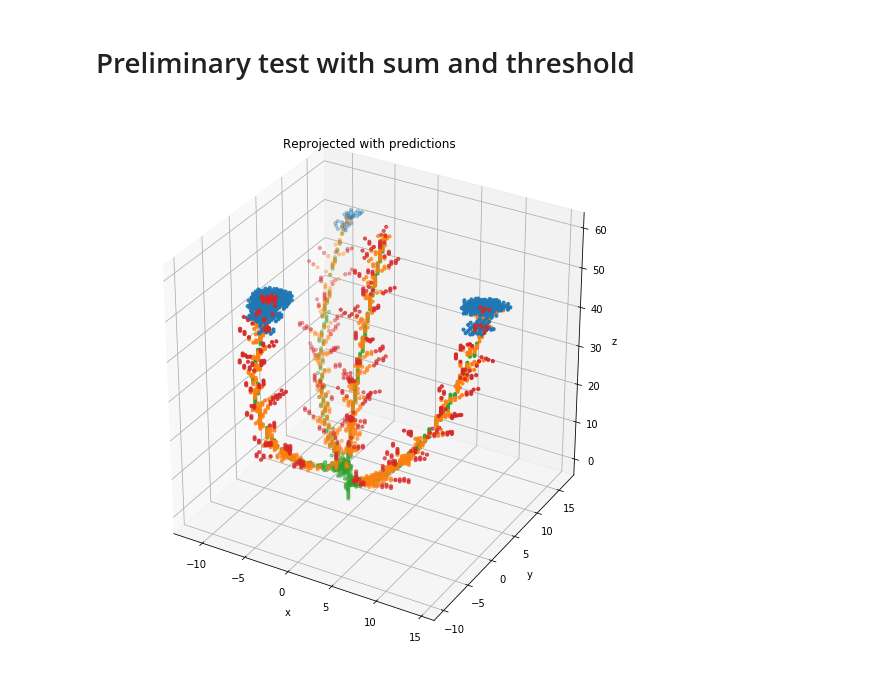
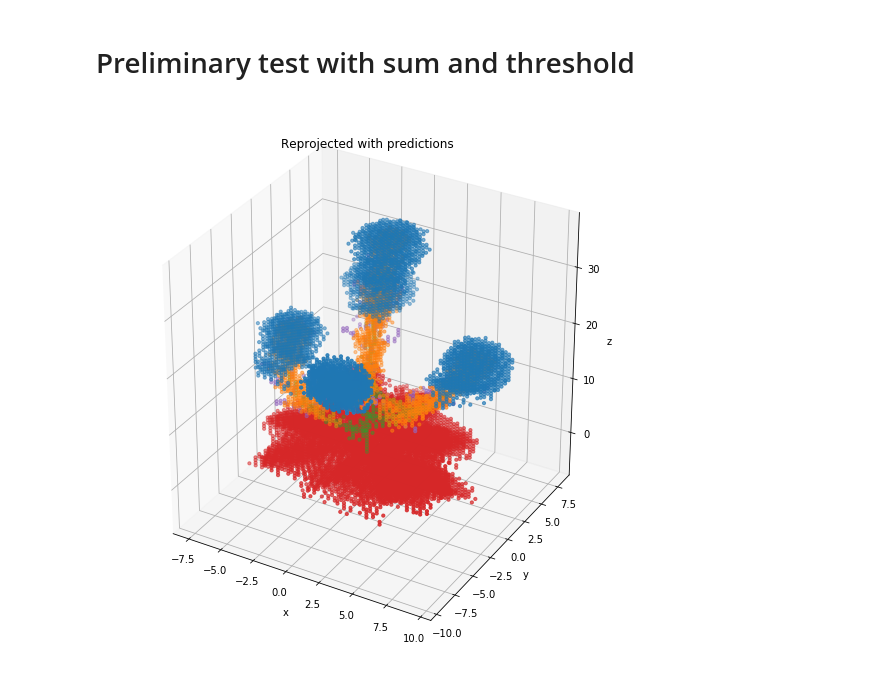
Before and after one commit to romi/romiseg, a Jupyter notebook: class_from_labels.ipynb, the cells around one changed output. Saved outputs shown, nothing was run; the diff lists cells and outputs as text; code cells hidden in the pictures.

```diff
--- a/class_from_labels.ipynb
+++ b/class_from_labels.ipynb
@@ -62,12 +64,12 @@ trans_reshape = transforms.Compose([
 ])
 
 Brec = 1 #batch number
-i = 4 #plant index
+n = 3 #plant index
 N_cam = 72
 
  #image path of one plant (N_cam views) and labels
-image_paths = np.sort(glob.glob("data/arabidopsis/train/images/*.png"))[N_cam*i:N_cam*(i+1)]
-target_paths = np.sort(glob.glob("data/arabidopsis/train/labels/*.png"))[N_cam*i:N_cam*(i+1)]
+image_paths = np.sort(glob.glob("data/arabidopsis/train/images/*.png"))[N_cam*n:N_cam*(n+1)]
+target_paths = np.sort(glob.glob("data/arabidopsis/train/labels/*.png"))[N_cam*n:N_cam*(n+1)]
 
 reconstruction_dataset = CustomDataset(image_paths, target_paths, transform = trans_reshape) #dataloader
 reconstruction_loader = torch.utils.data.DataLoader(reconstruction_dataset, batch_size=Brec, shuffle=False, num_workers=1)
@@ -150,29 +152,28 @@ del xy_full_flat
 # %%
 all_views_preds = torch.sum(assign_preds, dim = 0)
 
 vol = torch.load('voxel_coord/voxels_05.pt').to(device)
 
 
-colors = ['r.', 'k.', 'g.', 'b.']
+colors = ['r.', 'k.', 'g.', 'b.', 'o.']
 
 fig = plt.figure(figsize = (10,10))
 ax = plt.axes(projection='3d')
 ax.set_xlabel('x')
 ax.set_ylabel('y')
 ax.set_zlabel('z')
 ax.set_aspect('equal')
 ax.set_title('Reprojected with predictions')
 
 
-i = 0
-for labl in [1,2,3,5]:
-
+point_labels = vol.clone()
+for labl in [1,2,3,4,5]:
     vol[:,3] = all_views_preds[:,labl]
-
-    points = vol[vol[:,3] > 30, :]
+    inds = vol[:,3] > 30
+    points = vol[inds, :]
     points[:,3] = labl
+    point_labels[inds, 3] = labl
     points = points.cpu()
-    ax.scatter3D(points[:,0], points[:,1], points[:,2], colors[i], s=10)
-    i += 1
+    ax.scatter3D(points[:,0], points[:,1], points[:,2], colors[labl-1], s=10)
 # %% [output]
-[figure, old version]
+[figure, new version]
```
Also changed, not shown: parts of 22 cells of this notebook, 6 other files.
